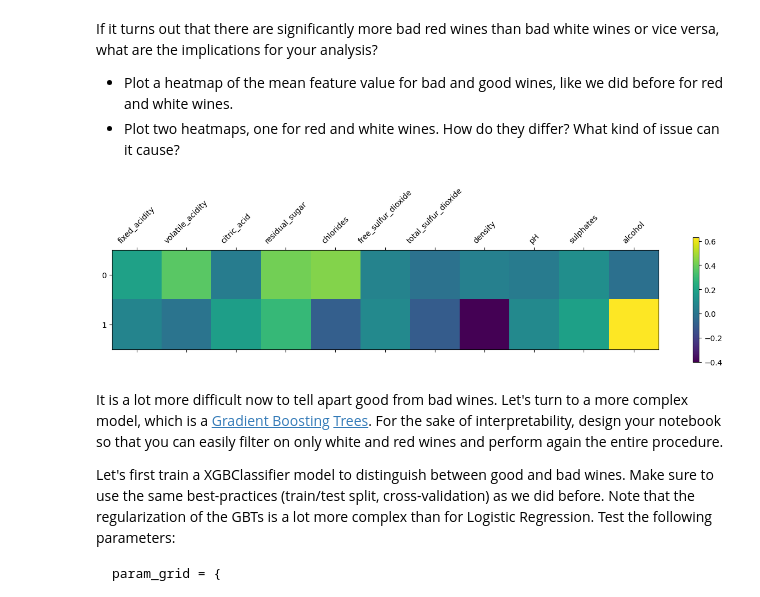
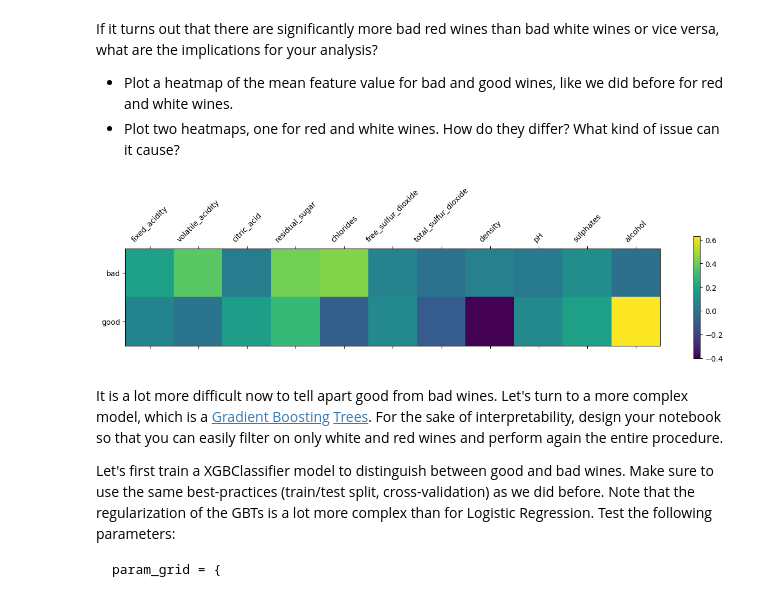
Before and after one commit to hei-isc-ml-stud/w4-isc-ml-Eteroclia, a Jupyter notebook: week4-assignment.ipynb, the cells around one changed output. Cells and saved outputs as stored; diff of their text form; code cells hidden in the pictures.

```diff
--- a/week4-assignment.ipynb
+++ b/week4-assignment.ipynb
@@ -579,13 +590,14 @@ If it turns out that there are significantly more bad red wines than bad white w
 # %%
 X_bad_mean=X_resc_quality[X_resc_quality["quality"]=="bad"].drop(["quality","color"],axis=1).mean()
 X_good_mean=X_resc_quality[X_resc_quality["quality"]=="good"].drop(["quality","color"],axis=1).mean()
 res2=pd.DataFrame({"bad":X_bad_mean,"good":X_good_mean})
 plt.matshow(res2.transpose())
 plt.xticks(labels=list(X.drop("color",axis=1)),ticks=range(0,11),rotation=45)
+plt.yticks(labels=["bad","good"],ticks=[0,1])
 plt.colorbar()
 plt.show()
 # %% [output]
-[figure, old version]
+[figure, new version]
 # %% [markdown]
 It is a lot more difficult now to tell apart good from bad wines. Let's turn to a more complex model, which is a [Gradient Boosting](https://en.wikipedia.org/wiki/Gradient_boosting) [Trees](https://xgboost.readthedocs.io/en/stable/tutorials/model.html). For the sake of interpretability, design your notebook so that you can easily filter on only white and red wines and perform again the entire procedure.
 
```
Also changed, not shown: parts of 51 cells of this notebook.
